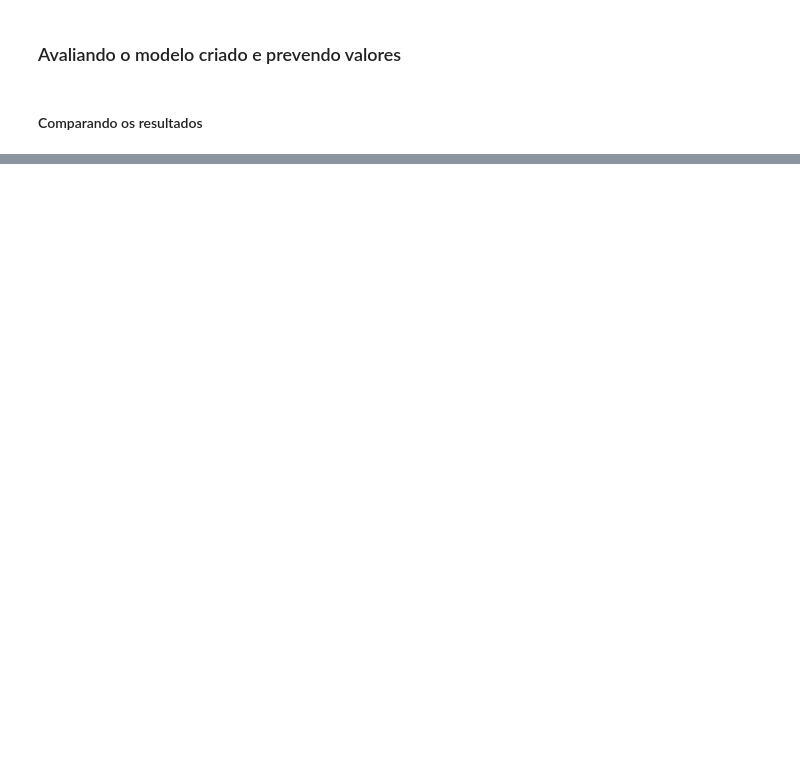
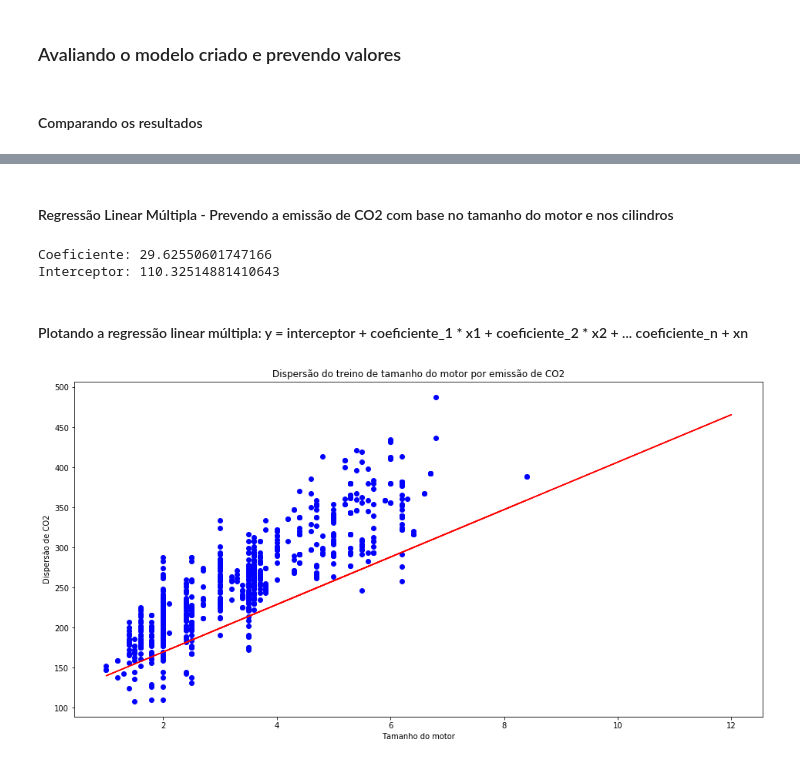
Before and after one commit to vhnegrisoli/ibm-machine-learning-python, a Jupyter notebook: 01 - Aprendizado Supervisionado - Regressão.ipynb, the cells around one changed output, grey strips where cells are left out. Drawn from its saved outputs; the diff is of its cells as text; code cells hidden in the pictures; blank space fills up the shorter version.

Commit message:
Adiciona Regressão Linear Múltipla

```diff
--- a/01 - Aprendizado Supervisionado - Regressão.ipynb
+++ b/01 - Aprendizado Supervisionado - Regressão.ipynb
@@ -211,0 +212,34 @@ Teste R2-Score: 0.6990729024197886
+# %% [markdown]
+#### Regressão Linear Múltipla - Prevendo a emissão de CO2 com base no tamanho do motor e nos cilindros
+# %%
+regressao_linear_multipla = linear_model.LinearRegression()
+
+treino_x = np.asanyarray(treino[['ENGINESIZE', 'CYLINDERS']])
+treino_y = np.asanyarray(treino[['CO2EMISSIONS']])
+
+regressao_linear.fit(treino_x, treino_y)
+
+coeficiente = regressao_linear.coef_[0][0]
+interceptor = regressao_linear.intercept_[0]
+
+print('Coeficiente: {}'.format(coeficiente))
+print('Interceptor: {}'.format(interceptor))
+# %% [output]
+Coeficiente: 29.62550601747166
+Interceptor: 110.32514881410643
+# %% [markdown]
+#### Plotando a regressão linear múltipla: y = interceptor + coeficiente_1 * x1 + coeficiente_2 * x2 + ... coeficiente_n + xn
+# %%
+regressao_linear_calculo = interceptor + coeficiente * treino_x
+
+plt.scatter(treino['ENGINESIZE'], treino['CO2EMISSIONS'],  color='blue')
+plt.plot(treino_x, regressao_linear_calculo, '-r')
+configurar_plot(
+    'Dispersão do treino de tamanho do motor por emissão de CO2',
+    'Tamanho do motor',
+    'Dispersão de CO2',
+    16,
+    8
+)
+# %% [output]
+[figure, added]
```
Also changed, not shown: parts of 8 cells of this notebook.
